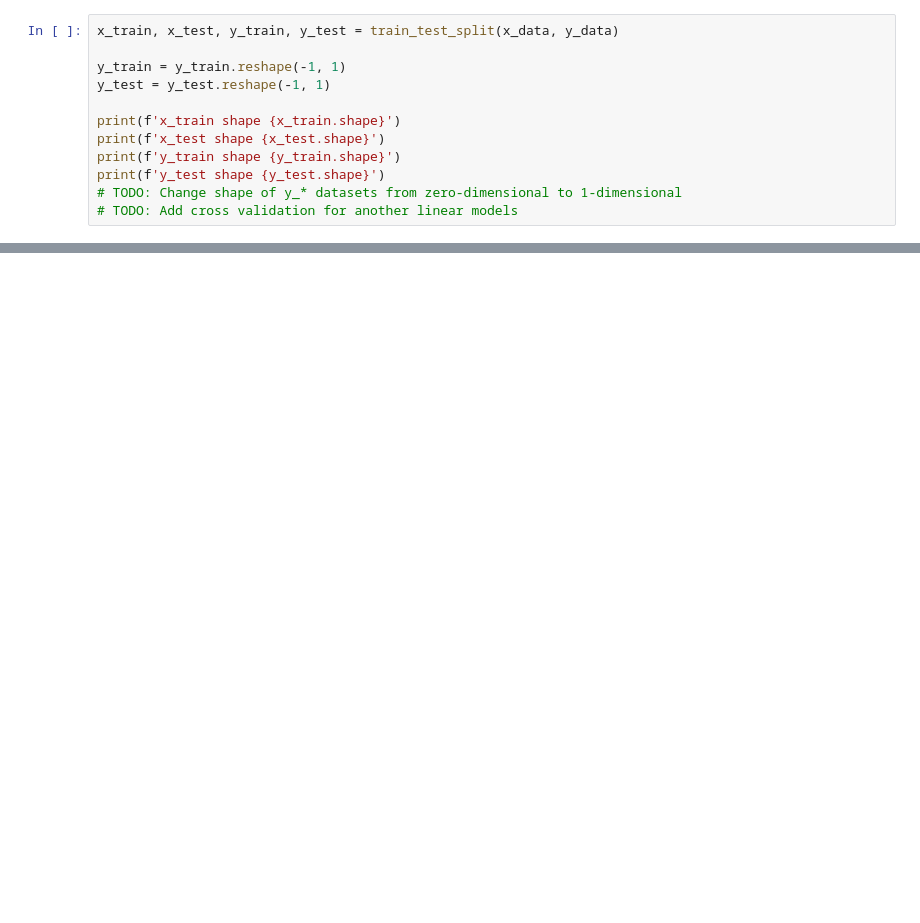
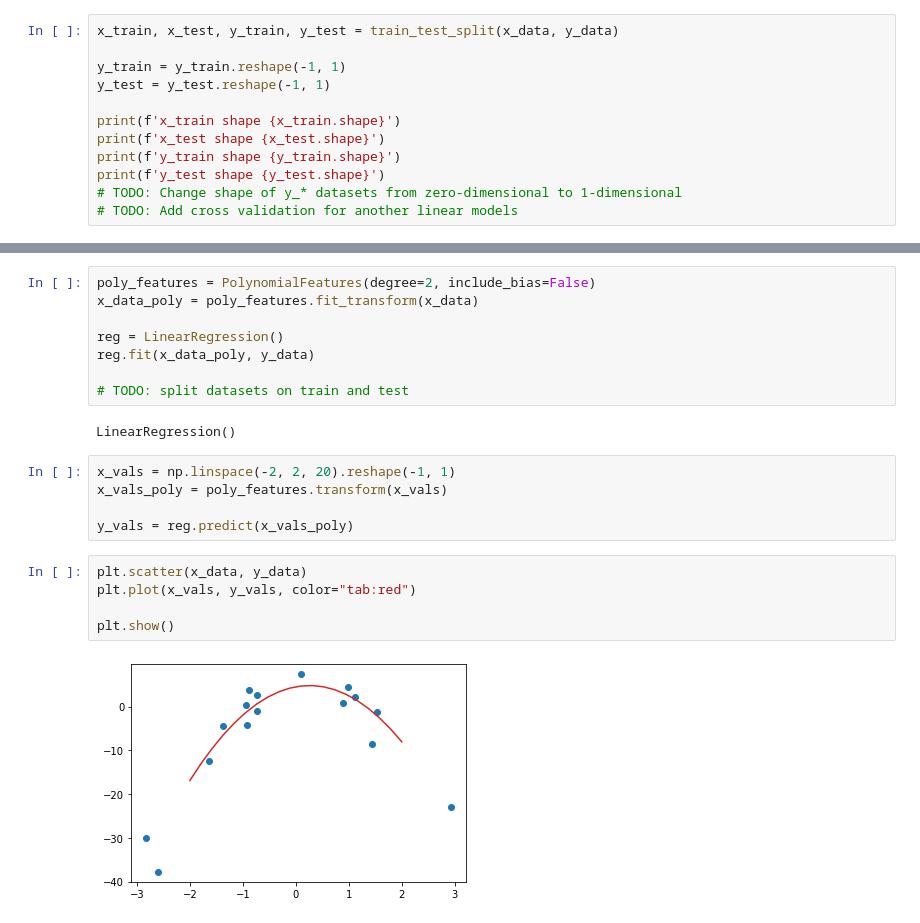
Before and after one commit to 11jolek11/BigData, a Jupyter notebook: List1.ipynb, the cells around one changed output, grey strips where cells are left out. Drawn from its saved outputs; the diff is of its cells as text; blank space fills up the shorter version.

```diff
--- a/List1.ipynb
+++ b/List1.ipynb
@@ -58,0 +75,22 @@ plt.plot(x_train,
+# %%
+poly_features = PolynomialFeatures(degree=2, include_bias=False)
+x_data_poly = poly_features.fit_transform(x_data)
+
+reg = LinearRegression()
+reg.fit(x_data_poly, y_data)
+
+# TODO: split datasets on train and test
+# %% [output]
+LinearRegression()
+# %%
+x_vals = np.linspace(-2, 2, 20).reshape(-1, 1)
+x_vals_poly = poly_features.transform(x_vals)
+
+y_vals = reg.predict(x_vals_poly)
+# %%
+plt.scatter(x_data, y_data)
+plt.plot(x_vals, y_vals, color="tab:red")
+
+plt.show()
+# %% [output]
+[figure, added]
```
Also changed, not shown: parts of 6 cells of this notebook.
